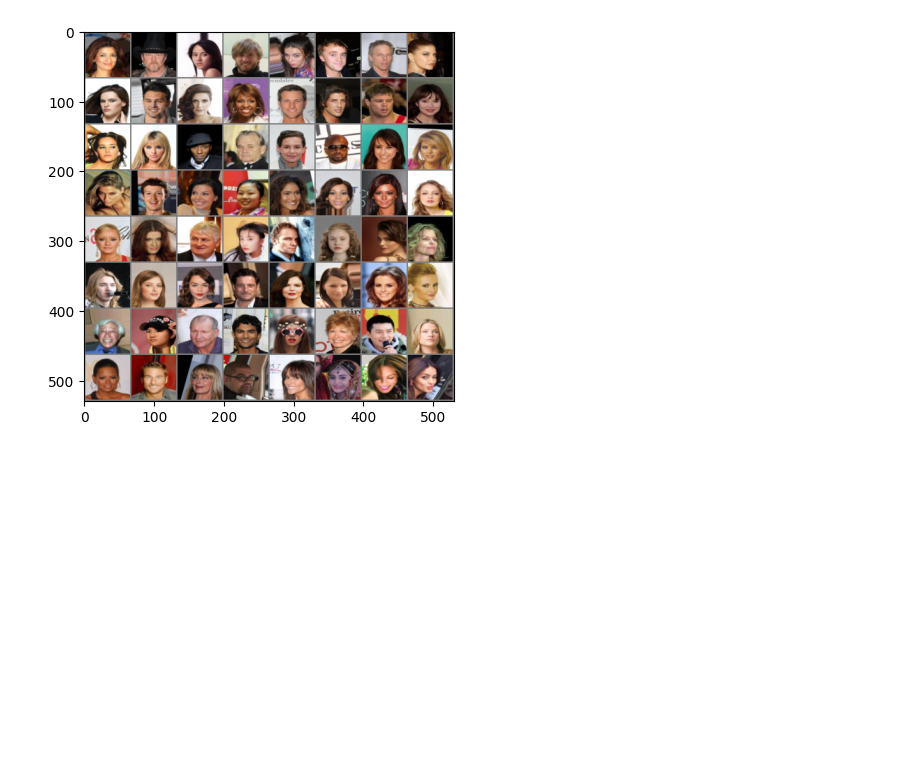
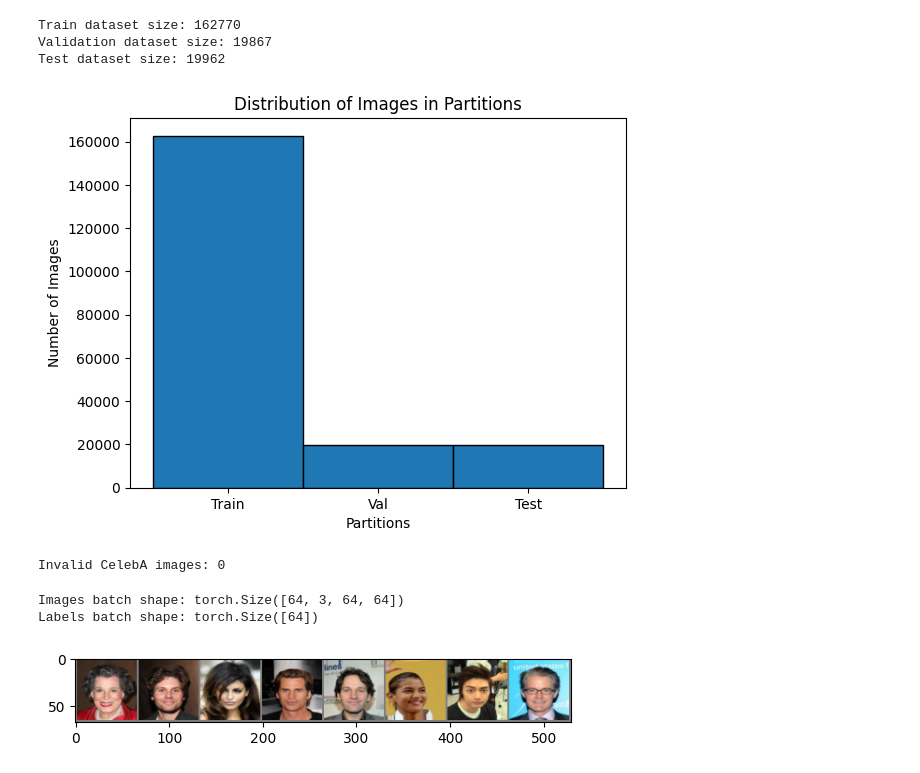
Before and after one commit to davidpataki0/DL-Project-work_Slepp, a Jupyter notebook: Project-work_Slepp.ipynb, the cells around one changed output. Drawn from its saved outputs; the diff is of its cells as text; code cells hidden in the pictures; blank space fills up the shorter version.

```diff
--- a/Project-work_Slepp.ipynb
+++ b/Project-work_Slepp.ipynb
@@ -47,19 +177,77 @@ torch.Size([64, 3, 64, 64])
+# %%
+class CelebADataset(Dataset):
+    def __init__(self, root_dir, partition_dict, partition, transform=None):
+        self.root_dir = root_dir
+        self.partition_dict = partition_dict
+        self.partition = partition
+        self.transform = transform
+
+        # Filter the image list based on the partition (0 for train, 1 for val, 2 for test)
+        self.image_names = [img for img, p in partition_dict.items() if p == partition]
+
+    def __len__(self):
+        return len(self.image_names)
+
+    def __getitem__(self, idx):
+        img_name = os.path.join(self.root_dir, self.image_names[idx])
+        image = Image.open(img_name)
+
+        if self.transform:
+            image = self.transform(image)
+
+        label = self.partition_dict[self.image_names[idx]]
+
+        return image, label
+# %%
+celeba_train_dataset = CelebADataset(root_dir=celeba_images_path, partition_dict=partition_dict, partition=0, transform=transform)
+celeba_val_dataset = CelebADataset(root_dir=celeba_images_path, partition_dict=partition_dict, partition=1, transform=transform)
+celeba_test_dataset = CelebADataset(root_dir=celeba_images_path, partition_dict=partition_dict, partition=2, transform=transform)
+# %%
+print(f'Train dataset size: {len(celeba_train_dataset)}')
+print(f'Validation dataset size: {len(celeba_val_dataset)}')
+print(f'Test dataset size: {len(celeba_test_dataset)}')
+# %% [output]
+Train dataset size: 162770
+Validation dataset size: 19867
+Test dataset size: 19962
+# %%
+partitions = list(partition_dict.values())
+plt.hist(partitions, bins=[-0.5, 0.5, 1.5, 2.5], edgecolor='black')
+plt.xticks([0, 1, 2], ['Train', 'Val', 'Test'])
+plt.xlabel('Partitions')
+plt.ylabel('Number of Images')
+plt.title('Distribution of Images in Partitions')
+plt.show()
+# %% [output]
+[figure, added]
+# %%
+def check_image_validity(image_path):
+    try:
+        with Image.open(image_path) as img:
+            img.verify()
+        return True
+    except (IOError, SyntaxError):
+        return False
+
+invalid_images = [img for img in os.listdir(celeba_images_path) if not check_image_validity(os.path.join(celeba_images_path, img))]
+print(f'Invalid CelebA images: {len(invalid_images)}')
+# %% [output]
+Invalid CelebA images: 0
 # %%
-import matplotlib.pyplot as plt
-import numpy as np
+train_data_iter = iter(DataLoader(celeba_test_dataset, batch_size=64, shuffle=True))
+images, labels = next(train_data_iter)
 
-# Képek megjelenítése
+print(f'Images batch shape: {images.shape}')
+print(f'Labels batch shape: {labels.shape}')
+
 def imshow(img):
-    img = img / 2 + 0.5  # Unnormalize
+    img = img / 2 + 0.5
     npimg = img.numpy()
     plt.imshow(np.transpose(npimg, (1, 2, 0)))
     plt.show()
 
-# Egy batch képek betöltése
-data_iter = iter(dataloader)
-images, _ = next(data_iter)  # Itt használd a 'next()' függvényt
-
-# Képek megjelenítése
-imshow(torchvision.utils.make_grid(images))
+imshow(torchvision.utils.make_grid(images[:8]))
 # %% [output]
+Images batch shape: torch.Size([64, 3, 64, 64])
+Labels batch shape: torch.Size([64])
-[figure, old version]
+[figure, new version]
```
Also changed, not shown: parts of 22 cells of this notebook.
